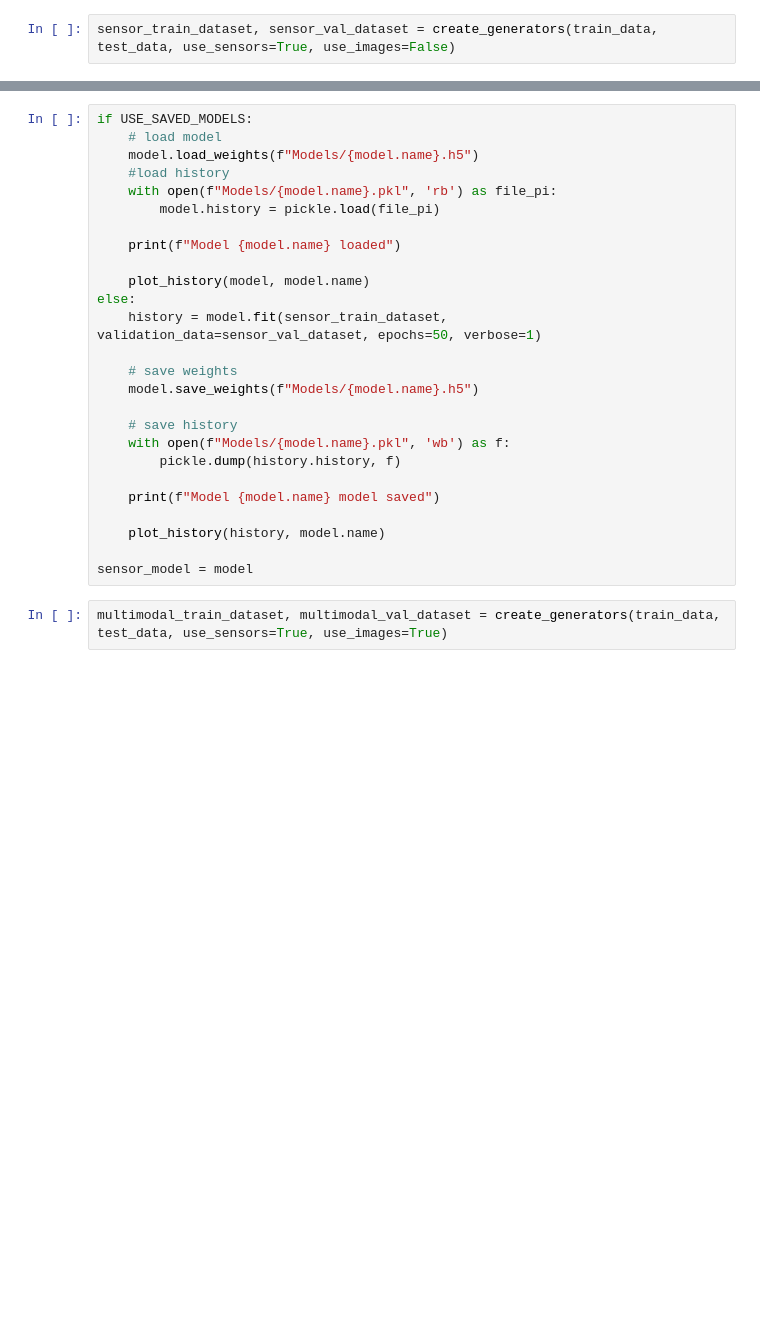
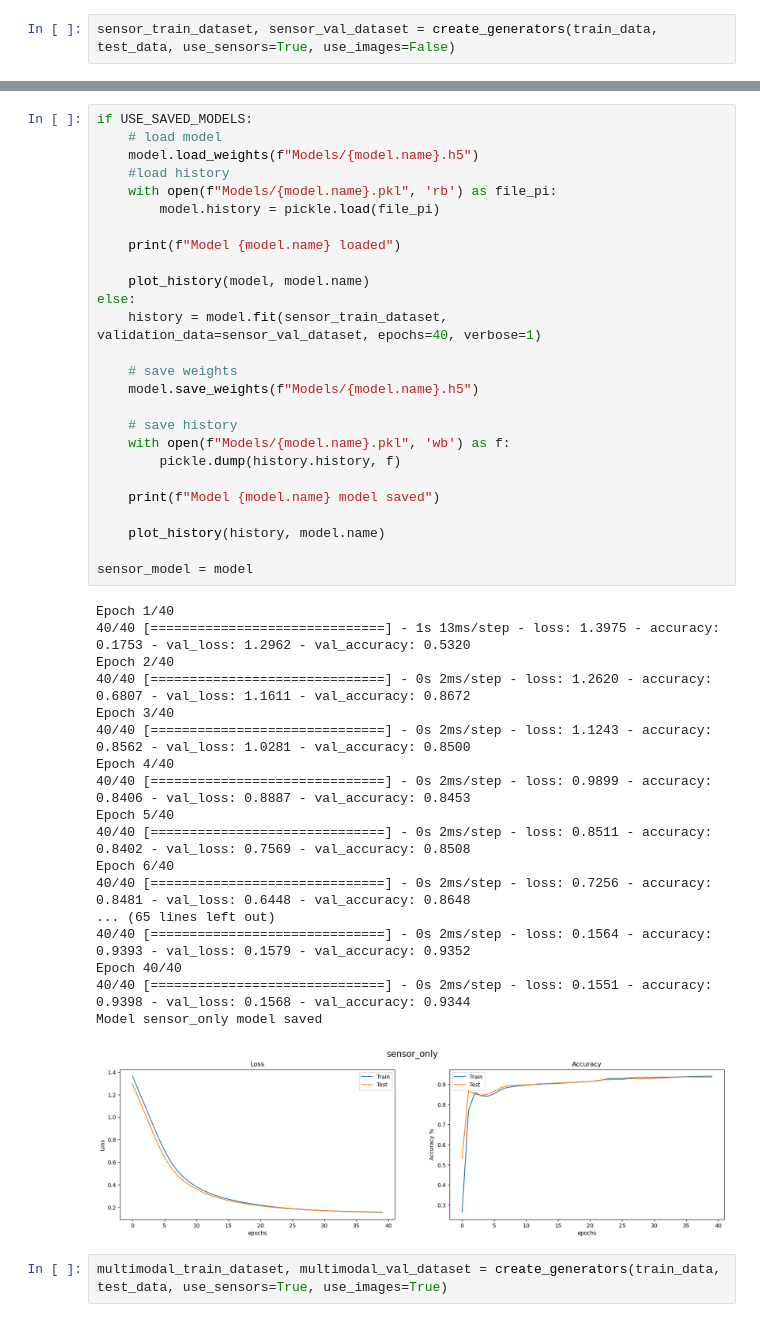
Before and after one commit to MarkBrub/gas-classifier, a Jupyter notebook: notebook.ipynb, the cells around one changed output, grey strips where cells are left out. Drawn from its saved outputs; the diff is of its cells as text; blank space fills up the shorter version.

```diff
--- a/notebook.ipynb
+++ b/notebook.ipynb
@@ -391,29 +409,48 @@ print(f"Number of trainable parameters: {model.count_params():,}")
 # %%
 if USE_SAVED_MODELS:
     # load model
     model.load_weights(f"Models/{model.name}.h5")
     #load history
     with open(f"Models/{model.name}.pkl", 'rb') as file_pi:
         model.history = pickle.load(file_pi)
 
     print(f"Model {model.name} loaded")
 
     plot_history(model, model.name)
 else:
-    history = model.fit(sensor_train_dataset, validation_data=sensor_val_dataset, epochs=50, verbose=1)
+    history = model.fit(sensor_train_dataset, validation_data=sensor_val_dataset, epochs=40, verbose=1)
 
     # save weights
     model.save_weights(f"Models/{model.name}.h5")
 
     # save history
     with open(f"Models/{model.name}.pkl", 'wb') as f:
         pickle.dump(history.history, f)
 
     print(f"Model {model.name} model saved")
 
     plot_history(history, model.name)
 
 sensor_model = model
+# %% [output]
+Epoch 1/40
+40/40 [==============================] - 1s 13ms/step - loss: 1.3975 - accuracy: 0.1753 - val_loss: 1.2962 - val_accuracy: 0.5320
+Epoch 2/40
+40/40 [==============================] - 0s 2ms/step - loss: 1.2620 - accuracy: 0.6807 - val_loss: 1.1611 - val_accuracy: 0.8672
+Epoch 3/40
+40/40 [==============================] - 0s 2ms/step - loss: 1.1243 - accuracy: 0.8562 - val_loss: 1.0281 - val_accuracy: 0.8500
+Epoch 4/40
+40/40 [==============================] - 0s 2ms/step - loss: 0.9899 - accuracy: 0.8406 - val_loss: 0.8887 - val_accuracy: 0.8453
+Epoch 5/40
+40/40 [==============================] - 0s 2ms/step - loss: 0.8511 - accuracy: 0.8402 - val_loss: 0.7569 - val_accuracy: 0.8508
+Epoch 6/40
+40/40 [==============================] - 0s 2ms/step - loss: 0.7256 - accuracy: 0.8481 - val_loss: 0.6448 - val_accuracy: 0.8648
+... (65 lines left out)
+40/40 [==============================] - 0s 2ms/step - loss: 0.1564 - accuracy: 0.9393 - val_loss: 0.1579 - val_accuracy: 0.9352
+Epoch 40/40
+40/40 [==============================] - 0s 2ms/step - loss: 0.1551 - accuracy: 0.9398 - val_loss: 0.1568 - val_accuracy: 0.9344
+Model sensor_only model saved
+[figure, added]
 # %%
 multimodal_train_dataset, multimodal_val_dataset = create_generators(train_data, test_data, use_sensors=True, use_images=True)
 # %%
```
Also changed, not shown: parts of 8 cells of this notebook, 10 other files.
